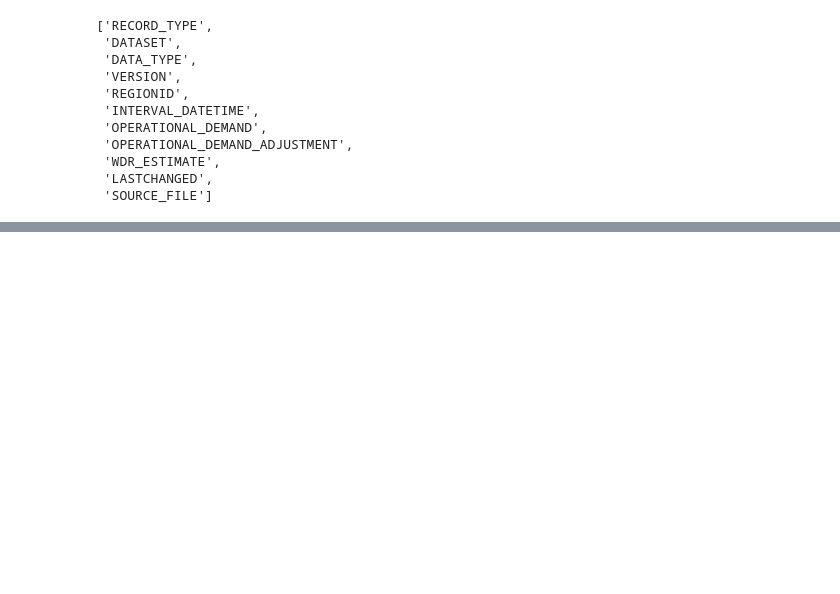
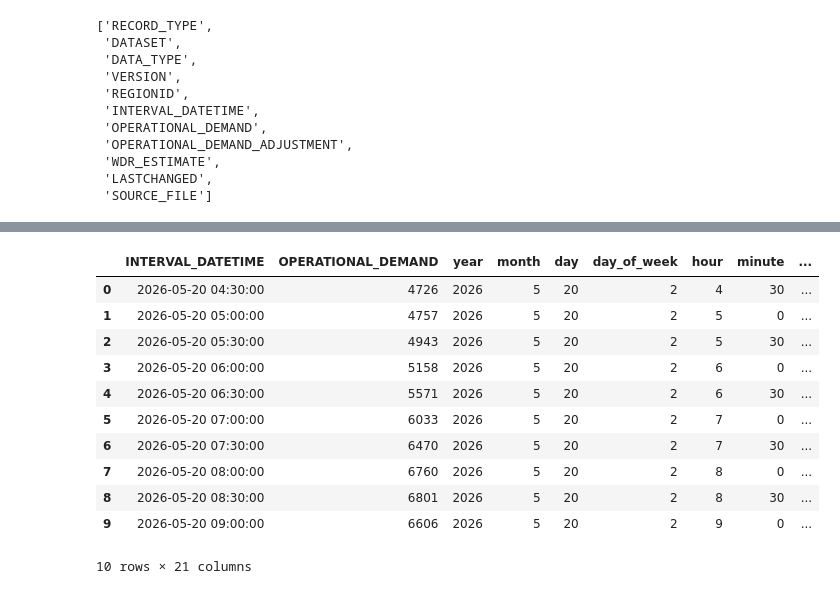
Before and after one commit to abeythomas1997/nem-demand-forecasting, a Jupyter notebook: notebooks/dummi.ipynb, the cells around one changed output, grey strips where cells are left out. Cells and saved outputs as stored; diff of their text form; code cells hidden in the pictures; blank space fills up the shorter version.

```diff
--- a/notebooks/dummi.ipynb
+++ b/notebooks/dummi.ipynb
@@ -71,0 +127,4 @@ ImportError: cannot import name 'clean_operational_demand' from 'src.processing.
+# %%
+model_df = prepare_model_data(vic_df)
+
+model_df.head()
@@ -71,0 +138,11 @@ ImportError: cannot import name 'clean_operational_demand' from 'src.processing.
+# %%
+import importlib
+import src.features.build_calendar_features as calendar_module
+
+importlib.reload(calendar_module)
+
+from src.features.build_calendar_features import add_calendar_features
+
+feature_df = add_calendar_features(model_df)
+
+feature_df.head()
@@ -71,0 +156,11 @@ ImportError: cannot import name 'clean_operational_demand' from 'src.processing.
+# %%
+import importlib
+import src.features.build_lag_features as lag_module
+
+importlib.reload(lag_module)
+
+from src.features.build_lag_features import add_lag_features
+
+lag_df = add_lag_features(feature_df)
+
+lag_df.head(5)
@@ -71,0 +174,24 @@ ImportError: cannot import name 'clean_operational_demand' from 'src.processing.
+# %%
+import importlib
+import src.features.build_rolling_features as rolling_module
+
+importlib.reload(rolling_module)
+
+from src.features.build_rolling_features import add_rolling_features
+
+rolling_df = add_rolling_features(lag_df)
+
+rolling_df.head(10)
+# %% [output]
+|  | INTERVAL_DATETIME | OPERATIONAL_DEMAND | year | month | day | day_of_week | hour | minute | ... |
+| 0 | 2026-05-20 04:30:00 | 4726 | 2026 | 5 | 20 | 2 | 4 | 30 | ... |
+| 1 | 2026-05-20 05:00:00 | 4757 | 2026 | 5 | 20 | 2 | 5 | 0 | ... |
+| 2 | 2026-05-20 05:30:00 | 4943 | 2026 | 5 | 20 | 2 | 5 | 30 | ... |
+| 3 | 2026-05-20 06:00:00 | 5158 | 2026 | 5 | 20 | 2 | 6 | 0 | ... |
+| 4 | 2026-05-20 06:30:00 | 5571 | 2026 | 5 | 20 | 2 | 6 | 30 | ... |
+| 5 | 2026-05-20 07:00:00 | 6033 | 2026 | 5 | 20 | 2 | 7 | 0 | ... |
+| 6 | 2026-05-20 07:30:00 | 6470 | 2026 | 5 | 20 | 2 | 7 | 30 | ... |
+| 7 | 2026-05-20 08:00:00 | 6760 | 2026 | 5 | 20 | 2 | 8 | 0 | ... |
+| 8 | 2026-05-20 08:30:00 | 6801 | 2026 | 5 | 20 | 2 | 8 | 30 | ... |
+| 9 | 2026-05-20 09:00:00 | 6606 | 2026 | 5 | 20 | 2 | 9 | 0 | ... |
+10 rows × 21 columns
```
Also changed, not shown: parts of 53 cells of this notebook, 4 other files.
